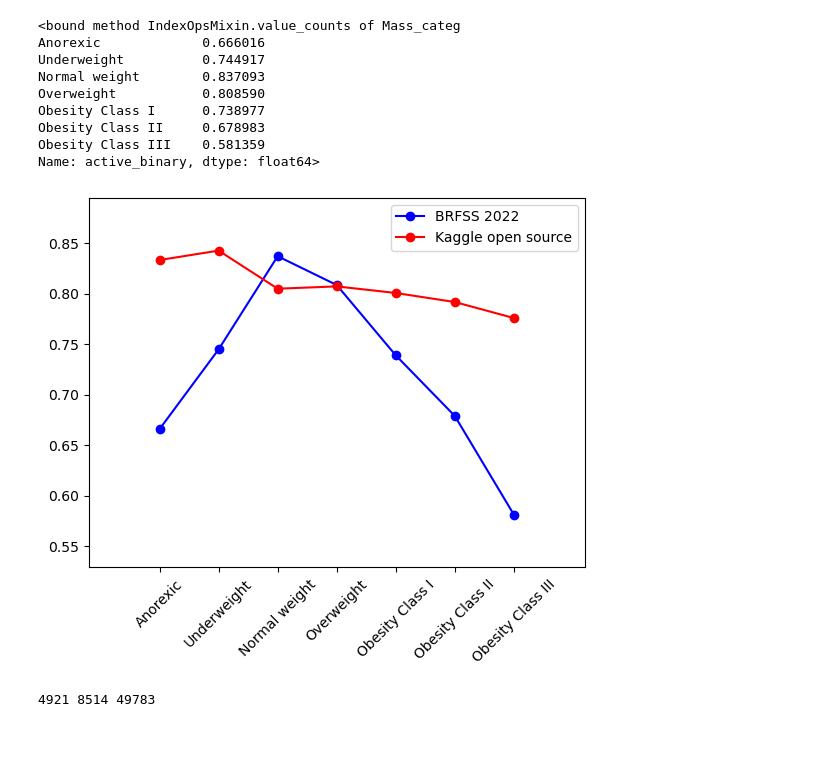
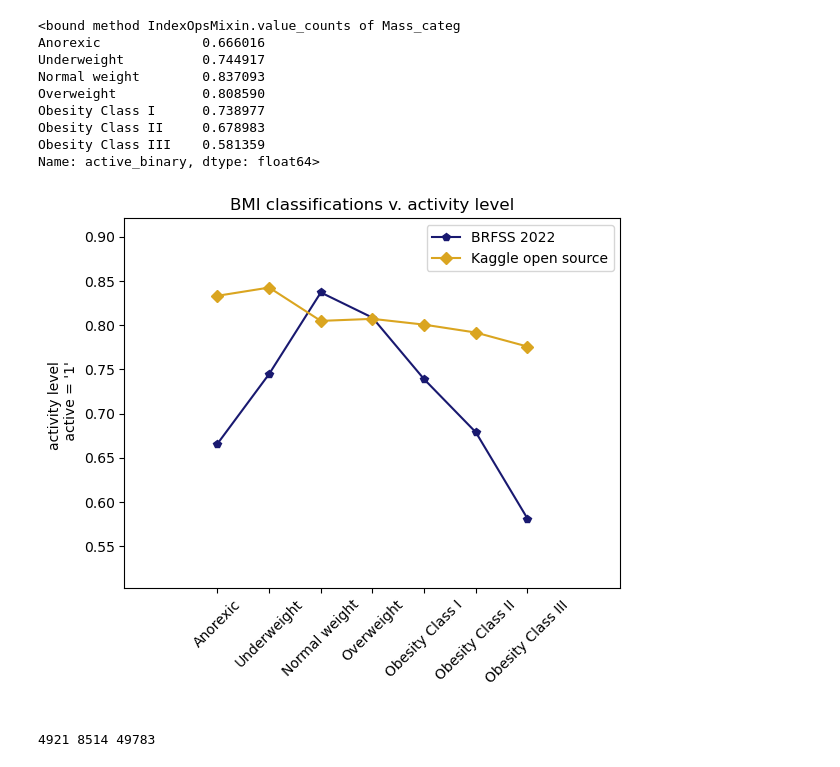
Before and after one commit to MattRind/heart_disease_proj1_CJRV, a Jupyter notebook: CDC_info.ipynb, the cells around one changed output. Saved outputs shown, nothing was run; the diff lists cells and outputs as text; code cells hidden in the pictures; blank space fills up the shorter version.

```diff
--- a/CDC_info.ipynb
+++ b/CDC_info.ipynb
@@ -304,29 +304,32 @@ Name: active_binary, dtype: float64>
 # %%
 n=7
 r = np.arange(n)
 width = 0.25
 
 # plt.bar(r, norm_cvd_by_mass_catg, color = 'greenyellow',
 #         width = width, edgecolor = 'black',
 #         label='BRFSS 2020')
 # plt.bar(r, heart_disease_by_active_catg2, color = 'indigo',
 #         width = width, edgecolor = 'black',
 #         label='BRFSS 2022')
 # plt.bar(r + width, heart_disease_by_active_catg3, color = 'indianred',
 #         width = width, edgecolor = 'black',
 #         label='Kaggle open source')
 
 y_axis2 = heart_disease_by_active_catg2
 y_axis3 = heart_disease_by_active_catg3
-plt.plot(group_labels, y_axis2, marker = 'o', color = 'blue', label = 'BRFSS 2022')
-plt.plot(group_labels, y_axis3, marker = 'o', color = 'red', label = 'Kaggle open source')
+plt.plot(group_labels, y_axis2, marker = 'p', color = 'midnightblue', label = 'BRFSS 2022')
+plt.plot(group_labels, y_axis3, marker = 'D', color = 'goldenrod', label = 'Kaggle open source')
 plt.xticks(group_labels, rotation =45)
-plt.margins(0.2)
+plt.xlabel(" ")
+plt.ylabel("activity level \n active = '1'")
+plt.title('BMI classifications v. activity level')
+plt.margins(0.3)
 plt.legend()
 plt.savefig("bmi-activity.png")
 plt.show()
 # %% [output]
-[figure, old version]
+[figure, new version]
 # %%
 heartdisease_and_inactive2 = len(BRFSS2022[(BRFSS2022['cvd_binary'] == 1) & (BRFSS2022['active_binary'] == 0)])
 heartdisease_and_active2 = len(BRFSS2022[(BRFSS2022['cvd_binary'] == 1) & (BRFSS2022['active_binary'] == 1)])
```
Also changed, not shown: parts of 3 cells of this notebook, 1 other file.
